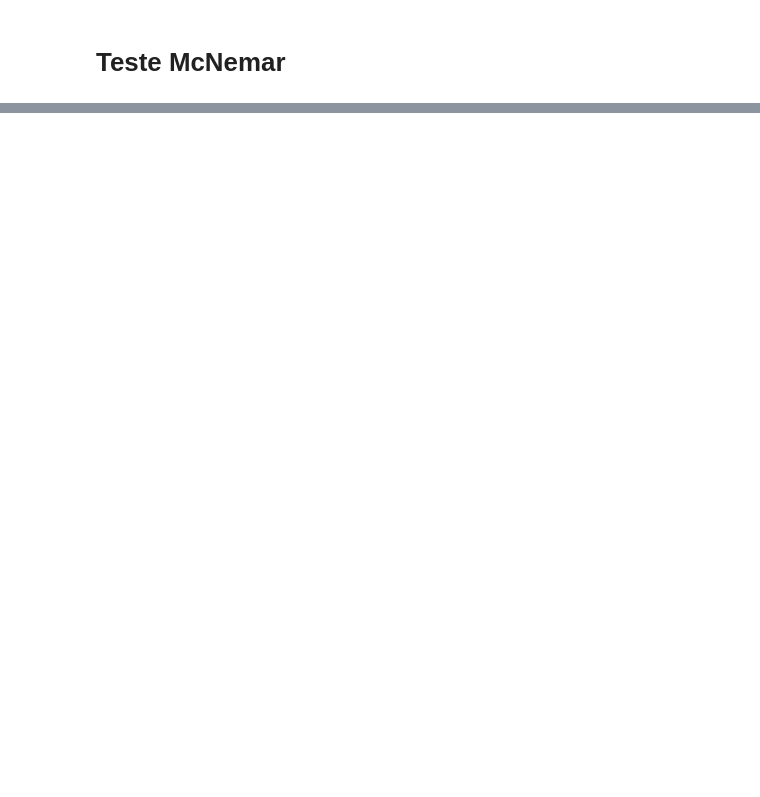
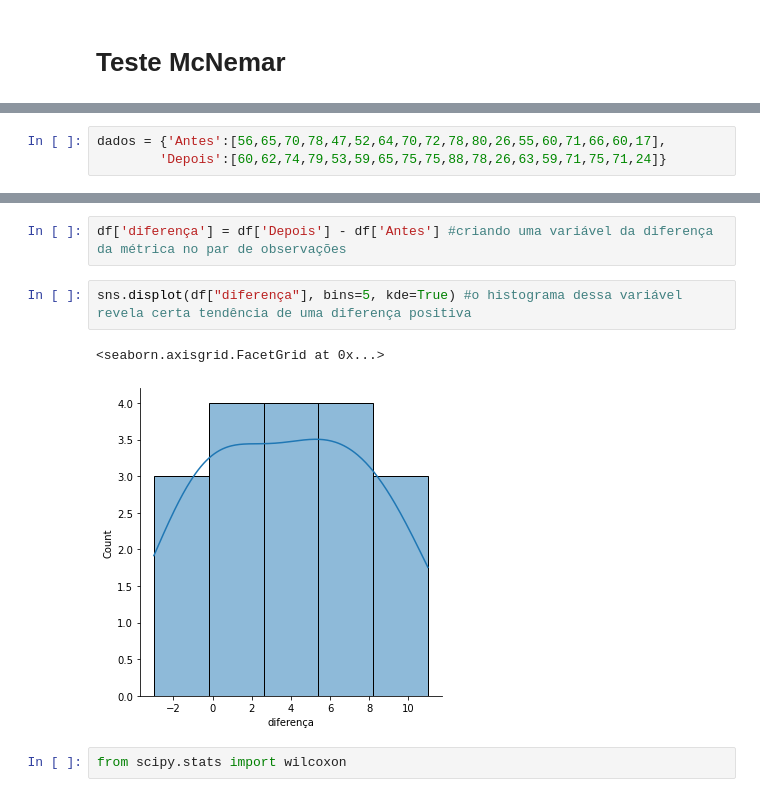
Before and after one commit to GCabral95/Estatistica, a Jupyter notebook: Teste de Hipótese - Duas Amostras.ipynb, the cells around one changed output, grey strips where cells are left out. Saved outputs shown, nothing was run; the diff lists cells and outputs as text; blank space fills up the shorter version.

```diff
--- a/Teste de Hipótese - Duas Amostras.ipynb
+++ b/Teste de Hipótese - Duas Amostras.ipynb
@@ -181,0 +290,3 @@ print(p)
+# %%
+dados = {'Antes':[56,65,70,78,47,52,64,70,72,78,80,26,55,60,71,66,60,17],
+        'Depois':[60,62,74,79,53,59,65,75,75,88,78,26,63,59,71,75,71,24]}
@@ -181,0 +316,9 @@ print(p)
+# %%
+df['diferença'] = df['Depois'] - df['Antes'] #criando uma variável da diferença da métrica no par de observações
+# %%
+sns.displot(df["diferença"], bins=5, kde=True) #o histograma dessa variável revela certa tendência de uma diferença positiva
+# %% [output]
+<seaborn.axisgrid.FacetGrid at 0x...>
+[figure, added]
+# %%
+from scipy.stats import wilcoxon
```
Also changed, not shown: parts of 49 cells of this notebook.
